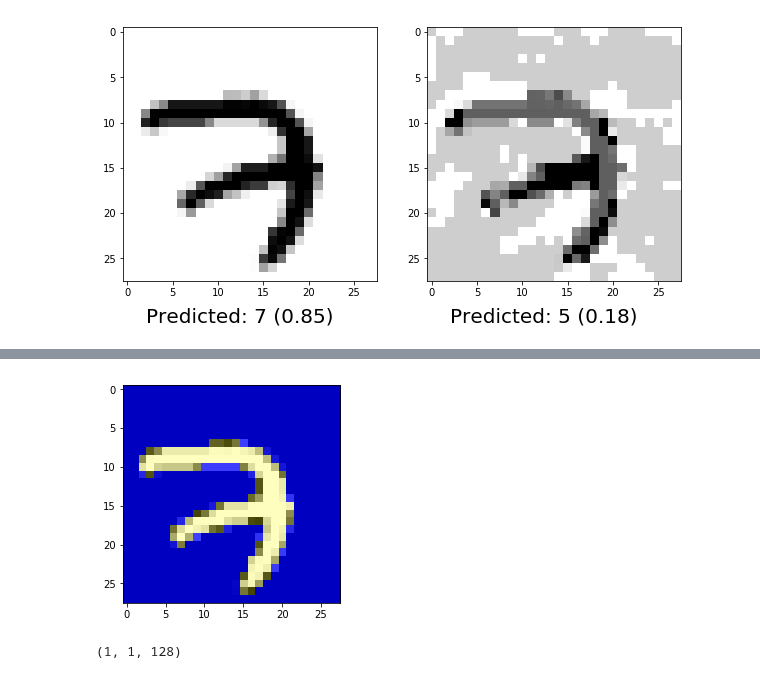
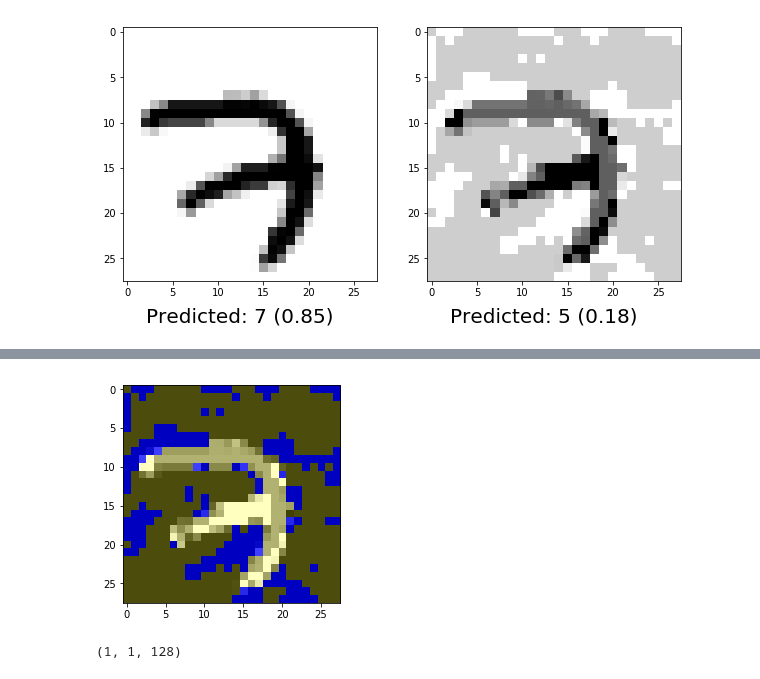
Before and after one commit to James-Brooke/ML_Projects, a Jupyter notebook: Evolution of neural networks robust to adversarial examples.ipynb, the cells around one changed output, grey strips where cells are left out. Saved outputs shown, nothing was run; the diff lists cells and outputs as text; code cells hidden in the pictures.

```diff
--- a/Evolution of neural networks robust to adversarial examples.ipynb
+++ b/Evolution of neural networks robust to adversarial examples.ipynb
@@ -305,21 +273,28 @@ def get_output_layer(model, layer_name):
-# %%
-def netmap(pred_class, model, final_conv_layer_name):
-    class_weights = model.layers[-2].get_weights()[0][:,pred_class]
-    final_conv_layer = get_output_layer(model, final_conv_layer_name)
-    get_output = K.function([model.layers[0].input], [final_conv_layer.output, model.layers[-1].output])
-    [conv_outputs, predictions] = get_output([X_train[0].reshape(1,28,28,1)])
-    conv_outputs = conv_outputs[0, :, :, :]
-    cam = np.zeros(dtype = np.float32, shape = conv_outputs.shape[1:3])
-    for i, w in enumerate(class_weights):
-                cam += w * conv_outputs[:, :, 1]
-    cam /= np.max(cam)
-    height, width = 28, 28
-    cam = cv2.resize(cam, (height, width))
-    heatmap = cv2.applyColorMap(np.uint8(255*cam), cv2.COLORMAP_JET)
-    heatmap[np.where(cam < 0.2)] = 0
-    img = X_train[0].reshape(1,28,28,1)
-    img = heatmap*0.5 + img
-    plt.imshow(img.reshape(28,28,3))
 # %%
 pred_class = 5
 final_conv_layer_name = "conv2d_3"
+# %%
+def netmap(img, pred_class, model, final_conv_layer_name):
+
+    shape = img.shape
+    height, width = shape[1], shape[2]
+
+
+    class_weights = model.layers[-2].get_weights()[0][:,pred_class]
+    final_conv_layer = get_output_layer(model, final_conv_layer_name)
+    get_output = K.function([model.layers[0].input], [final_conv_layer.output, model.layers[-1].output])
+
+    [conv_outputs, predictions] = get_output([img])
+    conv_outputs = conv_outputs[0, :, :, :] #batch size is one (1,1,1,128 -> 1,1,128)
+
+    cam = np.zeros(dtype = np.float32, shape = conv_outputs.shape[1:3])
+    for i, w in enumerate(class_weights):
+                cam += w * conv_outputs[:, :, 1]
+    cam /= np.max(cam)
+    cam = cv2.resize(cam, (height, width))
+
+    heatmap = cv2.applyColorMap(np.uint8(255*cam), cv2.COLORMAP_JET)
+    heatmap[np.where(cam < 0.2)] = 0
+
+    img = heatmap*0.5 + img
+    plt.imshow(img.reshape(28,28,3))
@@ -326,7 +306,7 @@ final_conv_layer_name = "conv2d_3"
 # %%
-netmap(5, model, final_conv_layer_name)
+netmap(adversarial, 5, model, final_conv_layer_name)
 # %% [output]
-[figure, old version]
+[figure, new version]
 # %%
 class_weights = model.layers[-2].get_weights()[0][:,pred_class]
 # %%
```
Also changed, not shown: parts of 7 cells of this notebook.
